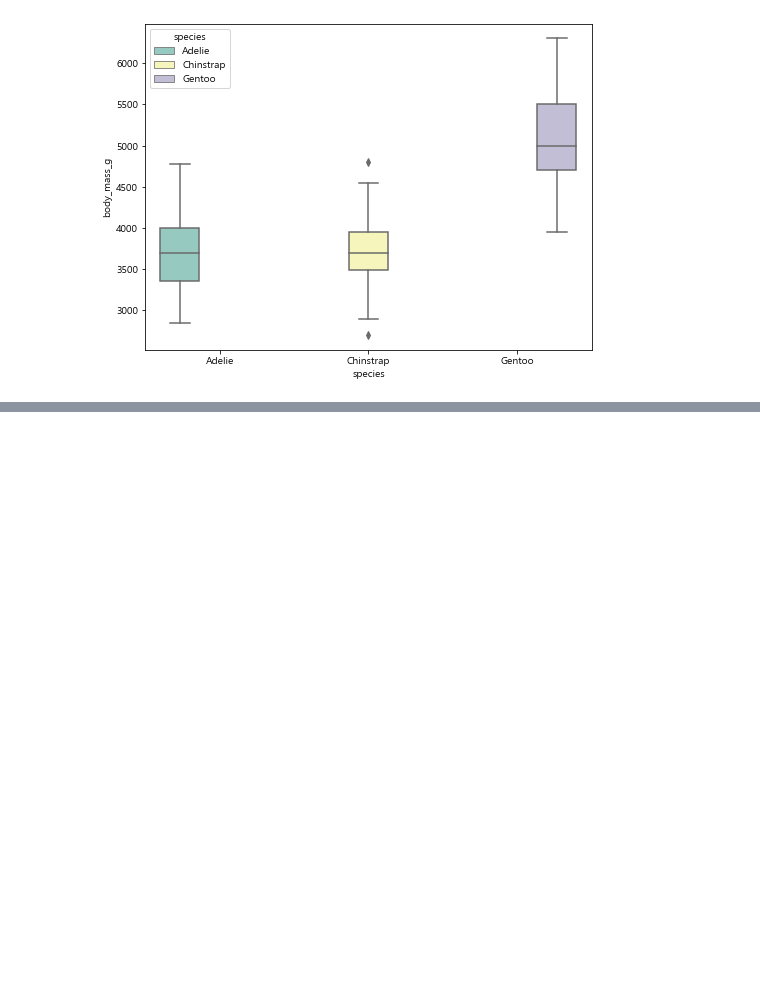
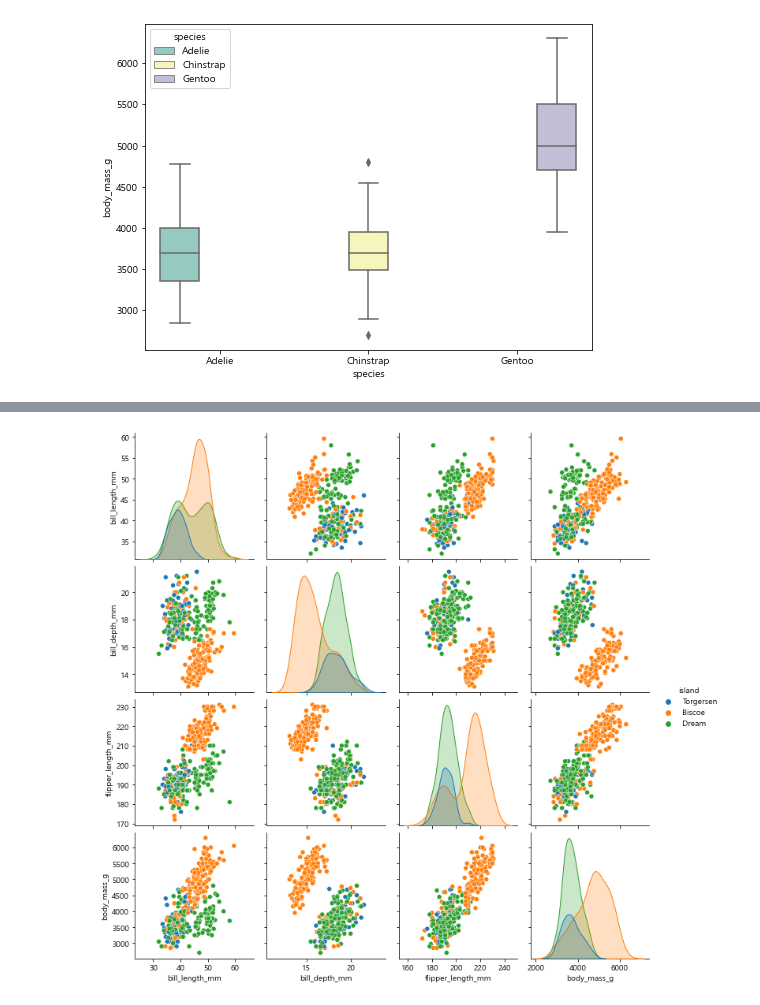
Before and after one commit to eeyeji/Python_Library, a Jupyter notebook: 4일차/penguins.ipynb, the cells around one changed output, grey strips where cells are left out. Drawn from its saved outputs; the diff is of its cells as text; code cells hidden in the pictures; blank space fills up the shorter version.

```diff
--- a/4일차/penguins.ipynb
+++ b/4일차/penguins.ipynb
@@ -56,0 +79,6 @@ plt.show()
+# %%
+#pairplot: 데이터의 각 feature들 사이의 모든 관계를 표시해주는 plot
+sns.pairplot(data=penguins, hue='island')
+plt.show()
+# %% [output]
+[figure, added]
```
Also changed, not shown: parts of 5 cells of this notebook.
